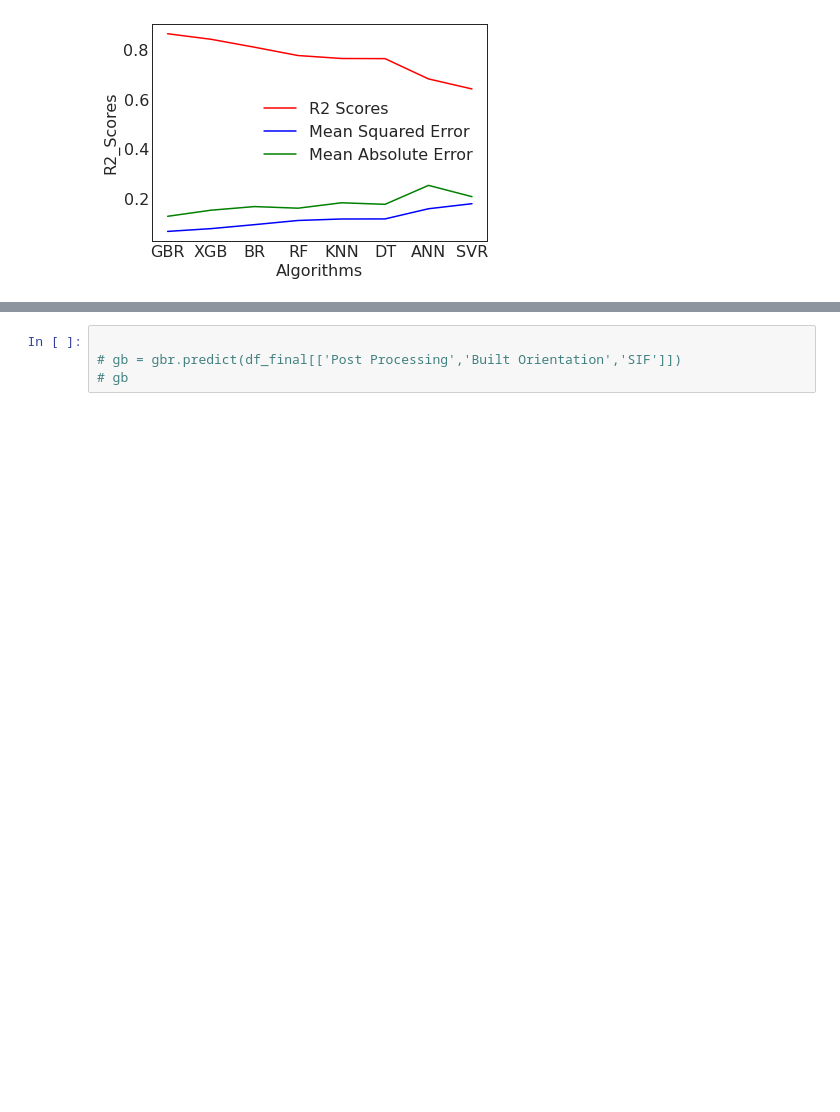
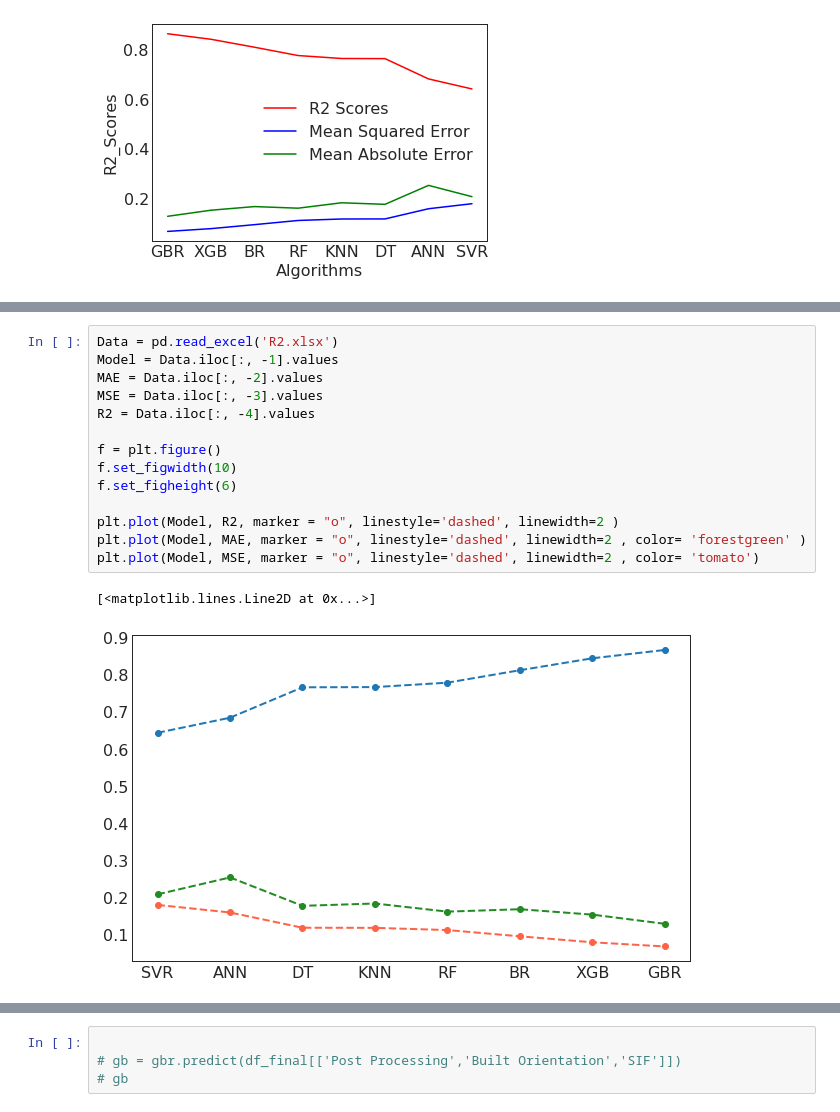
Before and after one commit to Sujal-vajire/Machine-learning-models, a Jupyter notebook: Comparative_Study_of_Various_Machine_Learning_Models_to_Predict_Fatigue_Crack_Growth_Rate.ipynb, the cells around one changed output, grey strips where cells are left out. Drawn from its saved outputs; the diff is of its cells as text; blank space fills up the shorter version.

```diff
--- a/Comparative_Study_of_Various_Machine_Learning_Models_to_Predict_Fatigue_Crack_Growth_Rate.ipynb
+++ b/Comparative_Study_of_Various_Machine_Learning_Models_to_Predict_Fatigue_Crack_Growth_Rate.ipynb
@@ -403,0 +435,17 @@ plt.plot(R2, Model, marker = "o", linestyle='dashed', linewidth=2)
+# %%
+Data = pd.read_excel('R2.xlsx')
+Model = Data.iloc[:, -1].values
+MAE = Data.iloc[:, -2].values
+MSE = Data.iloc[:, -3].values
+R2 = Data.iloc[:, -4].values
+
+f = plt.figure()
+f.set_figwidth(10)
+f.set_figheight(6)
+
+plt.plot(Model, R2, marker = "o", linestyle='dashed', linewidth=2 )
+plt.plot(Model, MAE, marker = "o", linestyle='dashed', linewidth=2 , color= 'forestgreen' )
+plt.plot(Model, MSE, marker = "o", linestyle='dashed', linewidth=2 , color= 'tomato')
+# %% [output]
+[<matplotlib.lines.Line2D at 0x...>]
+[figure, added]
```
Also changed, not shown: parts of 5 cells of this notebook.
